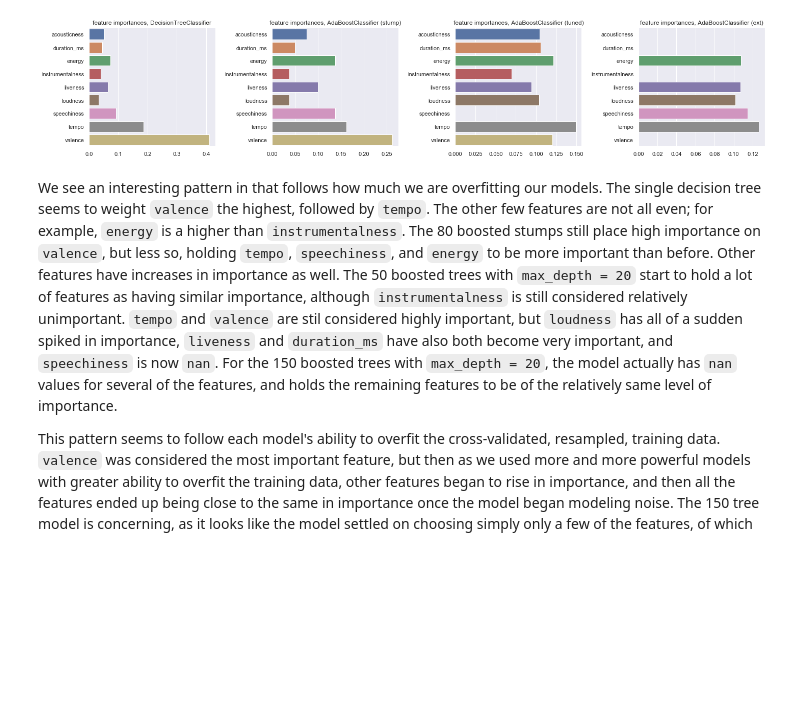
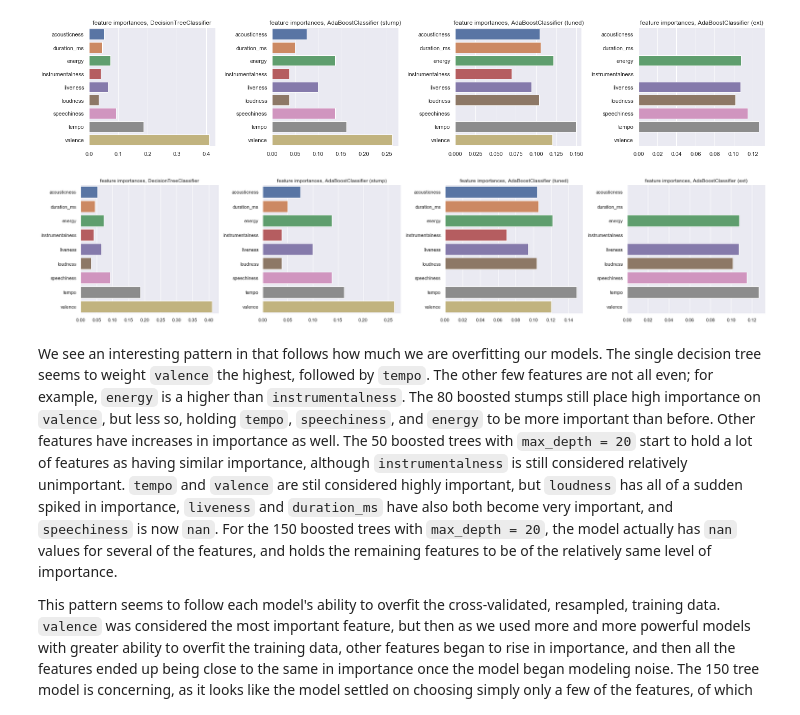
Before and after one commit to phetdam/tomodachi_proj, a Jupyter notebook: bb200_second_impression.ipynb, the cells around one changed output. Saved outputs shown, nothing was run; the diff lists cells and outputs as text; code cells hidden in the pictures; blank space fills up the shorter version.

```diff
--- a/bb200_second_impression.ipynb
+++ b/bb200_second_impression.ipynb
@@ -669,3 +673,25 @@ for feat_imp, ax_title, ax in zip(feat_imps, ax_titles, axs):
 fig.tight_layout()
 # %% [output]
 [figure]
+# %%
+# feature importances for the single decision tree, boosted stumps, 50 trees, and 150 trees
+dtc_best_fis = dtc_best.feature_importances_
+ada_stump_fis = ada_stump_best.feature_importances_
+ada_tuned_fis = ada_tuned_best.feature_importances_
+ada_ext_fis = ada_ext_best.feature_importances_
+# list of feature importances
+feat_imps = [dtc_best_fis, ada_stump_fis, ada_tuned_fis, ada_ext_fis]
+# create bar plots for each of the models
+# axis titles
+ax_titles = ["feature importances, DecisionTreeClassifier",
+             "feature importances, AdaBoostClassifier (stump)",
+             "feature importances, AdaBoostClassifier (tuned)",
+             "feature importances, AdaBoostClassifier (ext)"]
+fig, axs = plt.subplots(nrows = 1, ncols = 4, figsize = (24, 5))
+for feat_imp, ax_title, ax in zip(feat_imps, ax_titles, axs):
+    sns.barplot(data = pd.DataFrame([feat_imp], columns = Xm_test.columns),
+                ax = ax, orient = "h")
+    ax.set_title(ax_title)
+fig.tight_layout()
+# %% [output]
+[figure, added]
```
Also changed, not shown: parts of 7 cells of this notebook.
